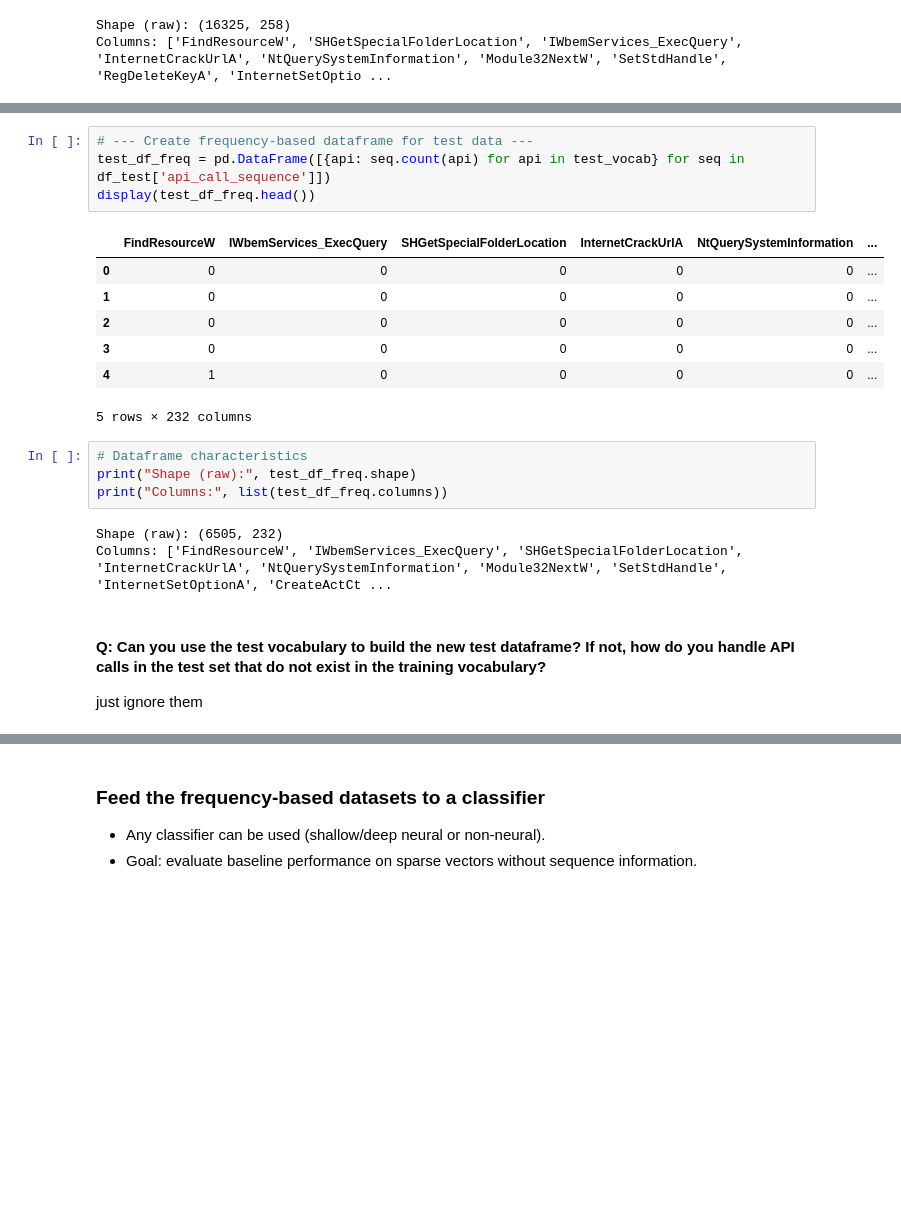
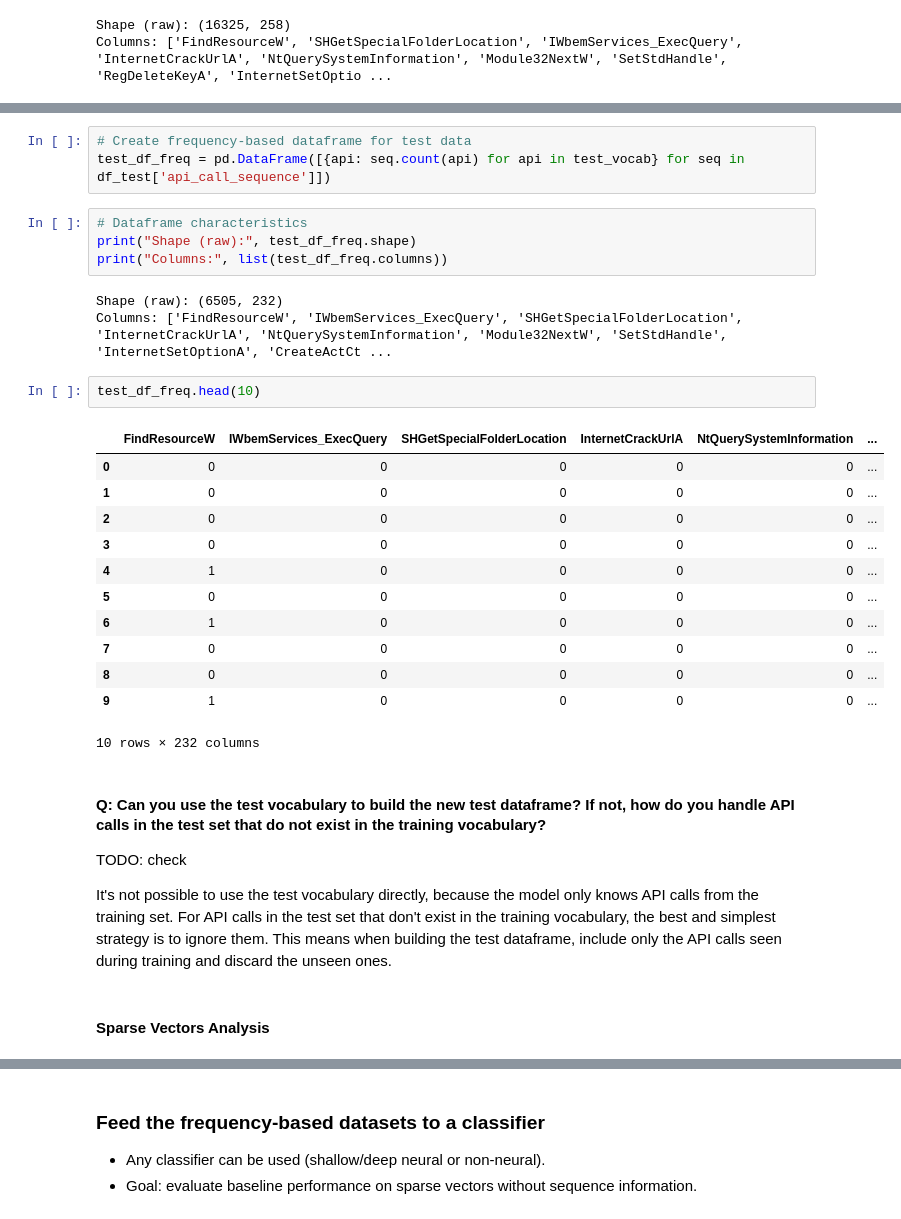
Before and after one commit to AImSecure/Laboratory2, a Jupyter notebook: lab/notebooks/Lab2_FFNN_RNN_GNN.ipynb, the cells around one changed output, grey strips where cells are left out. Cells and saved outputs as stored; diff of their text form; blank space fills up the shorter version.

Commit message:
Task 1 and part of Task 2 reviewed (until the Handling Categorical Features subsection). Some TODOs have been left

```diff
--- a/lab/notebooks/Lab2_FFNN_RNN_GNN.ipynb
+++ b/lab/notebooks/Lab2_FFNN_RNN_GNN.ipynb
@@ -308,15 +310,6 @@ Columns: ['FindResourceW', 'SHGetSpecialFolderLocation', 'IWbemServices_ExecQuer
 # %%
-# --- Create frequency-based dataframe for test data ---
+# Create frequency-based dataframe for test data
 test_df_freq = pd.DataFrame([{api: seq.count(api) for api in test_vocab} for seq in df_test['api_call_sequence']])
-display(test_df_freq.head())
-# %% [output]
-|  | FindResourceW | IWbemServices_ExecQuery | SHGetSpecialFolderLocation | InternetCrackUrlA | NtQuerySystemInformation | ... |
-| 0 | 0 | 0 | 0 | 0 | 0 | ... |
-| 1 | 0 | 0 | 0 | 0 | 0 | ... |
-| 2 | 0 | 0 | 0 | 0 | 0 | ... |
-| 3 | 0 | 0 | 0 | 0 | 0 | ... |
-| 4 | 1 | 0 | 0 | 0 | 0 | ... |
-5 rows × 232 columns
 # %%
 # Dataframe characteristics
 print("Shape (raw):", test_df_freq.shape)
@@ -324,8 +317,27 @@ print("Columns:", list(test_df_freq.columns))
 # %% [output]
 Shape (raw): (6505, 232)
 Columns: ['FindResourceW', 'IWbemServices_ExecQuery', 'SHGetSpecialFolderLocation', 'InternetCrackUrlA', 'NtQuerySystemInformation', 'Module32NextW', 'SetStdHandle', 'InternetSetOptionA', 'CreateActCt ...
+# %%
+test_df_freq.head(10)
+# %% [output]
+|  | FindResourceW | IWbemServices_ExecQuery | SHGetSpecialFolderLocation | InternetCrackUrlA | NtQuerySystemInformation | ... |
+| 0 | 0 | 0 | 0 | 0 | 0 | ... |
+| 1 | 0 | 0 | 0 | 0 | 0 | ... |
+| 2 | 0 | 0 | 0 | 0 | 0 | ... |
+| 3 | 0 | 0 | 0 | 0 | 0 | ... |
+| 4 | 1 | 0 | 0 | 0 | 0 | ... |
+| 5 | 0 | 0 | 0 | 0 | 0 | ... |
+| 6 | 1 | 0 | 0 | 0 | 0 | ... |
+| 7 | 0 | 0 | 0 | 0 | 0 | ... |
+| 8 | 0 | 0 | 0 | 0 | 0 | ... |
+| 9 | 1 | 0 | 0 | 0 | 0 | ... |
+10 rows × 232 columns
 # %% [markdown]
 #### Q: Can you use the test vocabulary to build the new test dataframe? If not, how do you handle API calls in the test set that do not exist in the training vocabulary?
 
-just ignore them
+TODO: check
+
+It's not possible to use the test vocabulary directly, because the model only knows API calls from the training set. For API calls in the test set that don't exist in the training vocabulary, the best and simplest strategy is to ignore them. This means when building the test dataframe, include only the API calls seen during training and discard the unseen ones.
+# %% [markdown]
+#### Sparse Vectors Analysis
 # %%
```
Also changed, not shown: parts of 49 cells of this notebook.
